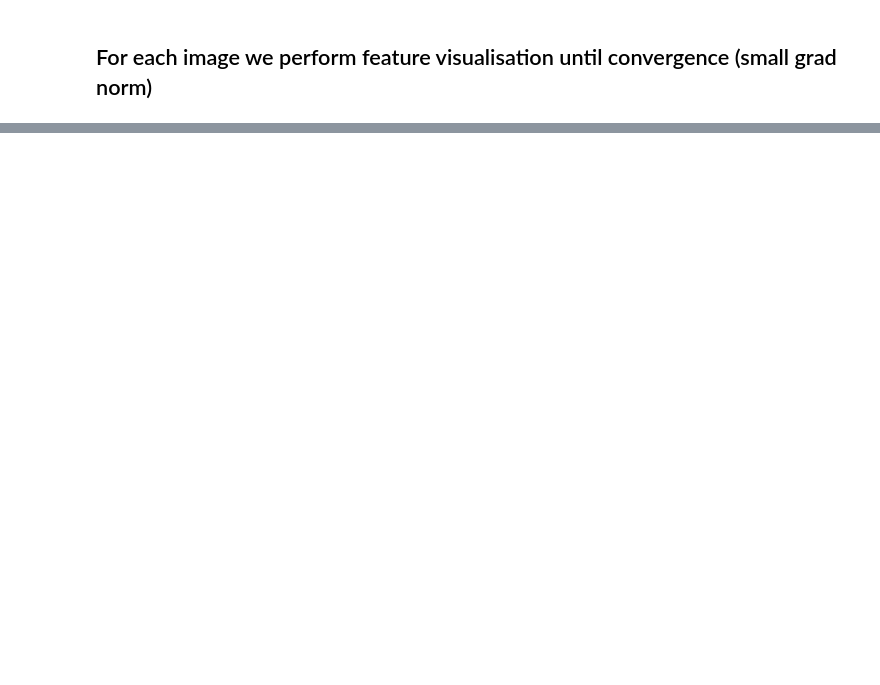
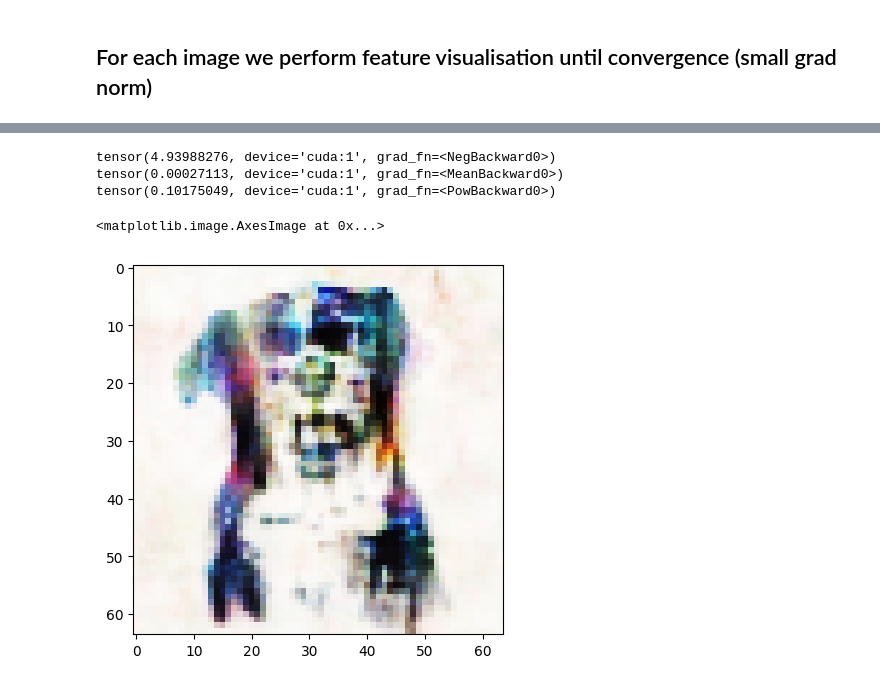
Before and after one commit to dilyabareeva/grad_slingshot, a Jupyter notebook: notebooks/image_creation.ipynb, the cells around one changed output, grey strips where cells are left out. Drawn from its saved outputs; the diff is of its cells as text; code cells hidden in the pictures; blank space fills up the shorter version.

```diff
--- a/notebooks/image_creation.ipynb
+++ b/notebooks/image_creation.ipynb
@@ -265,0 +140,43 @@ torchvision.utils.save_image(gradient_img, "../assets/image_dep/rotated_gradient
+# %%
+original = copy.deepcopy(noise_dataset.param)
+tstart = copy.deepcopy(noise_dataset.param)
+tstart = tstart.to(device).requires_grad_()
+
+optimizer_fv = torch.optim.AdamW([tstart], lr=0.01)
+torch.set_printoptions(precision=8)
+scheduler = torch.optim.lr_scheduler.StepLR(optimizer_fv, step_size=200, gamma=0.5)
+loss = 10000
+n = 0
+while 1:
+    optimizer_fv.zero_grad()
+
+    y_t = model(f(tstart))[0]
+    grd = torch.autograd.grad(y_t[target_neuron], tstart, create_graph=True)
+    loss = -y_t[target_neuron]
+    grd_state = grd[0].pow(2).mean()
+
+    if grd_state < 3e-4:
+        break
+    if n % 100 == 0:
+        print(loss)
+    loss.backward()
+    #torch.nn.utils.clip_grad_norm_([tstart], 1.0)
+    optimizer_fv.step()
+    if n < 2000:
+        scheduler.step()
+    n += 1
+
+print(grd[0].abs().pow(2).mean())
+print(grd[0].abs().max().pow(2))
+# %% [output]
+tensor(4.93988276, device='cuda:1', grad_fn=<NegBackward0>)
+tensor(0.00027113, device='cuda:1', grad_fn=<MeanBackward0>)
+tensor(0.10175049, device='cuda:1', grad_fn=<PowBackward0>)
+# %%
+fwrd = (
+    copy.deepcopy(noise_dataset.to_image(tstart).detach().cpu())
+)
+plt.imshow(fwrd[0].permute(1, 2, 0).numpy())
+# %% [output]
+<matplotlib.image.AxesImage at 0x...>
+[figure, added]
```
Also changed, not shown: parts of 19 cells of this notebook.
